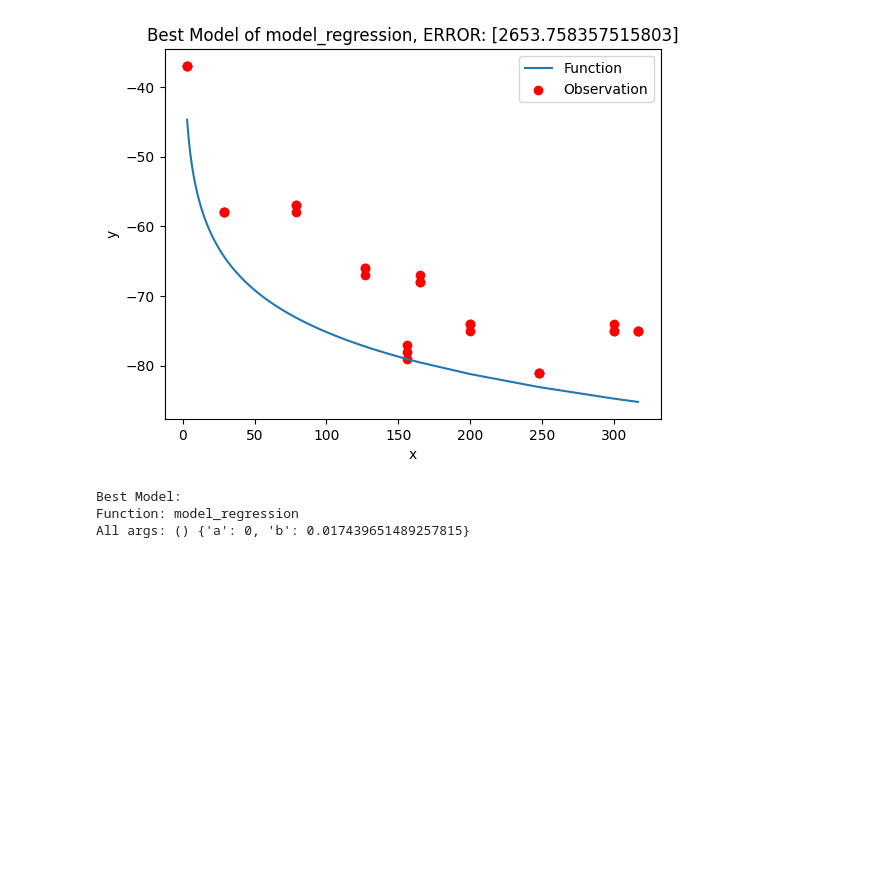
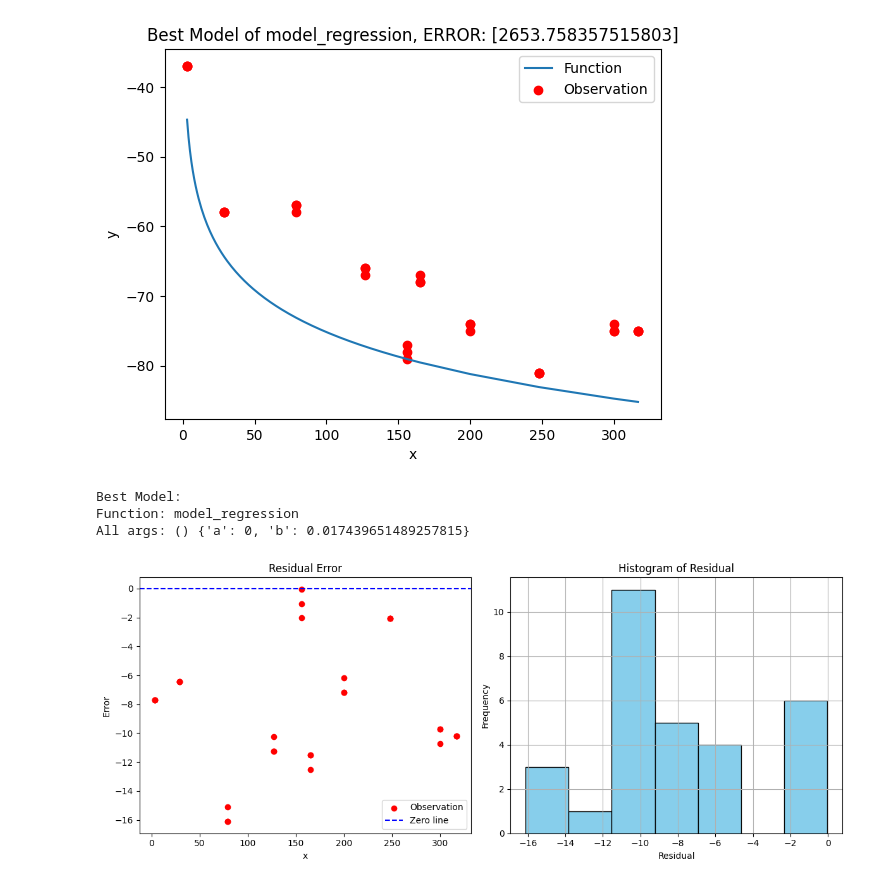
Before and after one commit to IanAguiar-ai/Discrete_Functions_Action_Integration_Hub, a Jupyter notebook: Example/Example_Discrete_Functions_Action_Integration_Hub.ipynb, the cells around one changed output. Drawn from its saved outputs; the diff is of its cells as text; code cells hidden in the pictures; blank space fills up the shorter version.

```diff
--- a/Example/Example_Discrete_Functions_Action_Integration_Hub.ipynb
+++ b/Example/Example_Discrete_Functions_Action_Integration_Hub.ipynb
@@ -466,3 +466,7 @@ best = adjust_sample_on(curve = y, x = x,
 Best Model:
 Function: model_regression
 All args: () {'a': 0, 'b': 0.017439651489257815}
+# %%
+best.residual()
+# %% [output]
+[figure, added]
```
Also changed, not shown: parts of 2 cells of this notebook, 1 other file.
